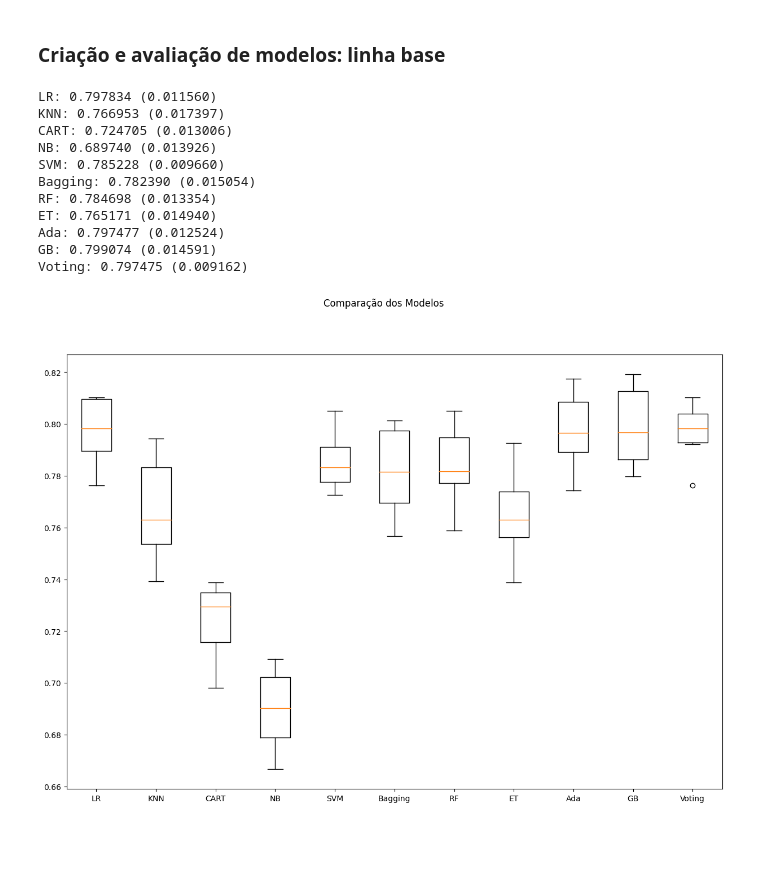
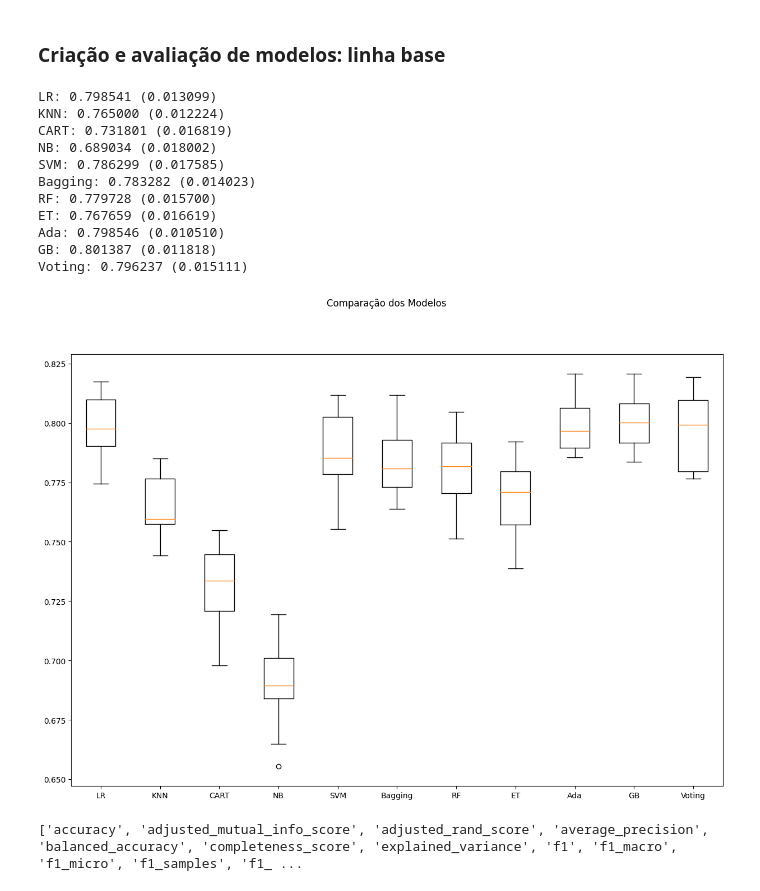
Before and after one commit to simonefmr/global_emissions, a Jupyter notebook: Sprint2_MVP_A.ipynb, the cells around one changed output. Cells and saved outputs as stored; diff of their text form; code cells hidden in the pictures; blank space fills up the shorter version.

```diff
--- a/Sprint2_MVP_A.ipynb
+++ b/Sprint2_MVP_A.ipynb
@@ -167,3 +180,36 @@ memory usage: 1.3+ MB
+# %%
+# Converter todas as colunas do tipo uint8 para int
+dataset_final = dataset_final.astype({'VariasLinhasTelefonicas_Nao': int,
+                                      'VariasLinhasTelefonicas_Sim': int,
+                                      'VariasLinhasTelefonicas_SemServicoTelefonico': int,
+                                      'ServicoDeInternet_FibraOptica': int,
+                                      'ServicoDeInternet_Nao': int,
+                                      'ServicoDeInternet_DSL': int,
+                                      'SegurancaOnline_Nao': int,
+                                      'SegurancaOnline_SemServicoDeInternet': int,
+                                      'SegurancaOnline_Sim': int,
+                                      'BackupOnline_Nao': int,
+                                      'BackupOnline_SemServicoDeInternet': int,
+                                      'BackupOnline_Sim': int,
+                                      'SeguroNoDispositivo_Nao': int,
+                                      'SeguroNoDispositivo_SemServicoDeInternet': int,
+                                      'SeguroNoDispositivo_Sim': int,
+                                      'SuporteTecnico_Nao': int,
+                                      'SuporteTecnico_SemServicoDeInternet': int,
+                                      'SuporteTecnico_Sim': int,
+                                      'TVaCabo_Nao': int,
+                                      'TVaCabo_SemServicoDeInternet': int,
+                                      'TVaCabo_Sim': int,
+                                      'StreamingDeFilmes_Nao': int,
+                                      'StreamingDeFilmes_SemServicoDeInternet': int,
+                                      'StreamingDeFilmes_Sim': int,
+                                      'TipoDeContrato_DoisAnos': int,
+                                      'TipoDeContrato_Mensalmente': int,
+                                      'TipoDeContrato_UmAno': int,
+                                      'FormaDePagamento_CartaoDeCredito': int,
+                                      'FormaDePagamento_ChequeDigital': int,
+                                      'FormaDePagamento_ChequePapel': int,
+                                      'FormaDePagamento_DebitoEmConta': int})
 # %% [markdown]
 ## Separação em conjunto de treino e conjunto de teste
 # %%
@@ -233,7 +266,10 @@ ax = sns.countplot(x='Churn', data=dataset_final)
 # %% [markdown]
 ### Criação e avaliação de modelos: linha base
 # %%
-np.random.seed(42) # definindo uma semente global
+SEED = 42
+np.random.seed(SEED) # definindo uma semente global
+num_particoes = 10
+kfold = KFold(n_splits=num_particoes, shuffle=True, random_state=SEED)
 
 # Lista que armazenará os modelos
 models = []
@@ -260,42 +296,50 @@ model3 = SVC()
 bases.append(('svm', model3))
 
 # Criando os ensembles e adicionando-os na lista de modelos
 models.append(('Bagging', BaggingClassifier(base_estimator=base, n_estimators=num_trees)))
 models.append(('RF', RandomForestClassifier(n_estimators=num_trees, max_features=max_features)))
 models.append(('ET', ExtraTreesClassifier(n_estimators=num_trees, max_features=max_features)))
 models.append(('Ada', AdaBoostClassifier(n_estimators=num_trees)))
 models.append(('GB', GradientBoostingClassifier(n_estimators=num_trees)))
 models.append(('Voting', VotingClassifier(bases)))
 
 # Listas para armazenar os resultados
 results = []
 names = []
 
 # Avaliação dos modelos
 for name, model in models:
     cv_results = cross_val_score(model, X_train, y_train, cv=kfold, scoring='accuracy')
     results.append(cv_results)
     names.append(name)
     msg = "%s: %f (%f)" % (name, cv_results.mean(), cv_results.std())
     print(msg)
 
 # Boxplot de comparação dos modelos
 fig = plt.figure(figsize=(15,10))
 fig.suptitle('Comparação dos Modelos')
 ax = fig.add_subplot(111)
 plt.boxplot(results)
 ax.set_xticklabels(names)
 plt.show()
 # %% [output]
-LR: 0.797834 (0.011560)
-KNN: 0.766953 (0.017397)
-CART: 0.724705 (0.013006)
-NB: 0.689740 (0.013926)
-SVM: 0.785228 (0.009660)
-Bagging: 0.782390 (0.015054)
-RF: 0.784698 (0.013354)
-ET: 0.765171 (0.014940)
-Ada: 0.797477 (0.012524)
-GB: 0.799074 (0.014591)
-Voting: 0.797475 (0.009162)
+LR: 0.798541 (0.013099)
+KNN: 0.765000 (0.012224)
+CART: 0.731801 (0.016819)
+NB: 0.689034 (0.018002)
+SVM: 0.786299 (0.017585)
+Bagging: 0.783282 (0.014023)
+RF: 0.779728 (0.015700)
+ET: 0.767659 (0.016619)
+Ada: 0.798546 (0.010510)
+GB: 0.801387 (0.011818)
+Voting: 0.796237 (0.015111)
-[figure, old version]
+[figure, new version]
+# %%
+from sklearn.metrics import get_scorer_names
+
+scorer_names = get_scorer_names()
+
+print(scorer_names)
+# %% [output]
+['accuracy', 'adjusted_mutual_info_score', 'adjusted_rand_score', 'average_precision', 'balanced_accuracy', 'completeness_score', 'explained_variance', 'f1', 'f1_macro', 'f1_micro', 'f1_samples', 'f1_ ...
```
Also changed, not shown: parts of 5 cells of this notebook.
